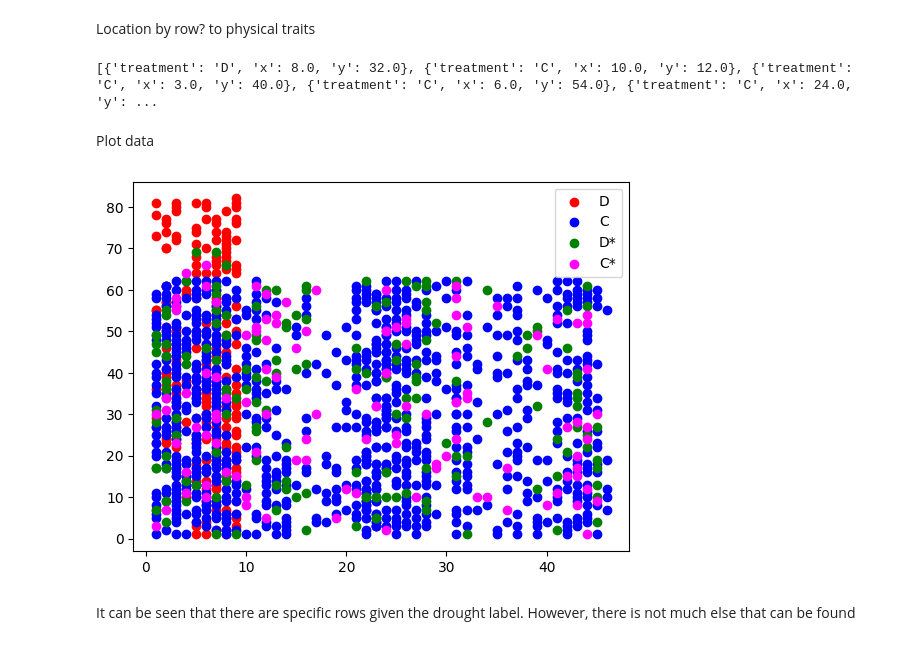
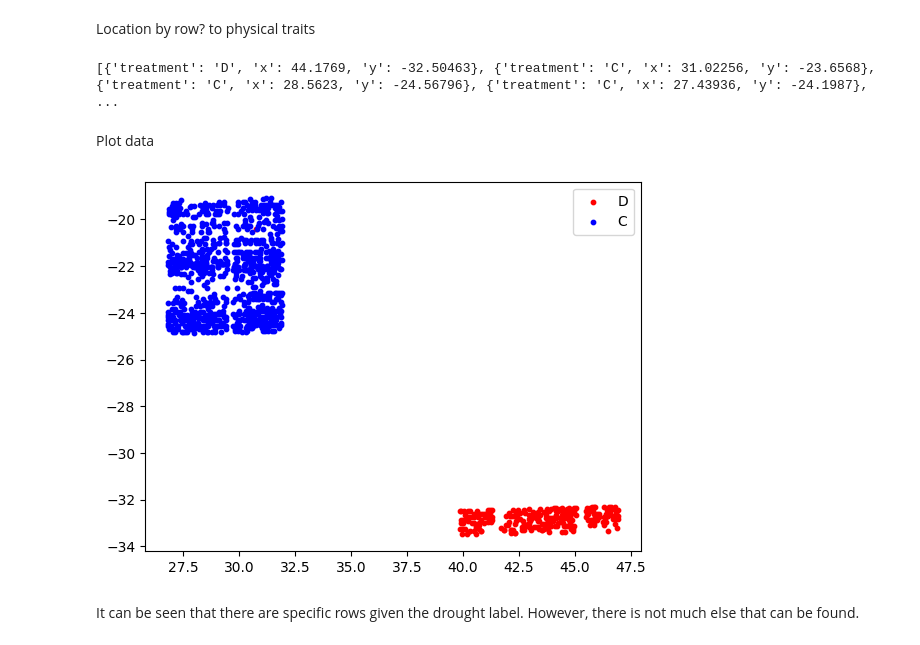
Before and after one commit to vivaansinghvi07/smoky-mountain-data-comp, a Jupyter notebook: step4/main.ipynb, the cells around one changed output. Drawn from its saved outputs; the diff is of its cells as text; code cells hidden in the pictures.

```diff
--- a/step4/main.ipynb
+++ b/step4/main.ipynb
@@ -114,33 +114,36 @@ data = []
 target_correlation = "treatment"
 is_nan = lambda x: str(x) == 'nan' or (x > 1000 if isinstance(x, float) else False)
 for i in range(len(SHEET_DATA)):
-    x = float(SHEET_DATA["row"][i])
-    y = float(SHEET_DATA["position"][i])
+    x, y = get_lat_long(SHEET_DATA["filename"][i])
     t = SHEET_DATA[target_correlation][i]
     if all(not is_nan(i) for i in [x, y, t]):
         data.append({
             target_correlation: t,
-            "x": x,
-            "y": y
+            "x": x[2],
+            "y": y[2]
         })
 print(data)
 # %% [output]
-[{'treatment': 'D', 'x': 8.0, 'y': 32.0}, {'treatment': 'C', 'x': 10.0, 'y': 12.0}, {'treatment': 'C', 'x': 3.0, 'y': 40.0}, {'treatment': 'C', 'x': 6.0, 'y': 54.0}, {'treatment': 'C', 'x': 24.0, 'y': ...
+[{'treatment': 'D', 'x': 44.1769, 'y': -32.50463}, {'treatment': 'C', 'x': 31.02256, 'y': -23.6568}, {'treatment': 'C', 'x': 28.5623, 'y': -24.56796}, {'treatment': 'C', 'x': 27.43936, 'y': -24.1987}, ...
 # %% [markdown]
 Plot data
 # %%
 different_classes = {}
 for row in data:
     t = row[target_correlation]
     if not different_classes.get(t):
         different_classes[t] = {'x': [], 'y': []}
     different_classes[t]['x'].append(row['x'])
     different_classes[t]['y'].append(row['y'])
+
+del different_classes["C*"]
+del different_classes["D*"]
+
 for (cls, d), color in zip(different_classes.items(), ['red', 'blue', 'green', 'magenta', 'orange']):
-    plt.scatter(d['x'], d['y'], color=color, label=cls)
+    plt.scatter(d['x'], d['y'], color=color, label=cls, s=10)
 plt.legend(loc="best")
 plt.show()
 # %% [output]
-[figure, old version]
+[figure, new version]
 # %% [markdown]
-It can be seen that there are specific rows given the drought label. However, there is not much else that can be found
+It can be seen that there are specific rows given the drought label. However, there is not much else that can be found.
```
